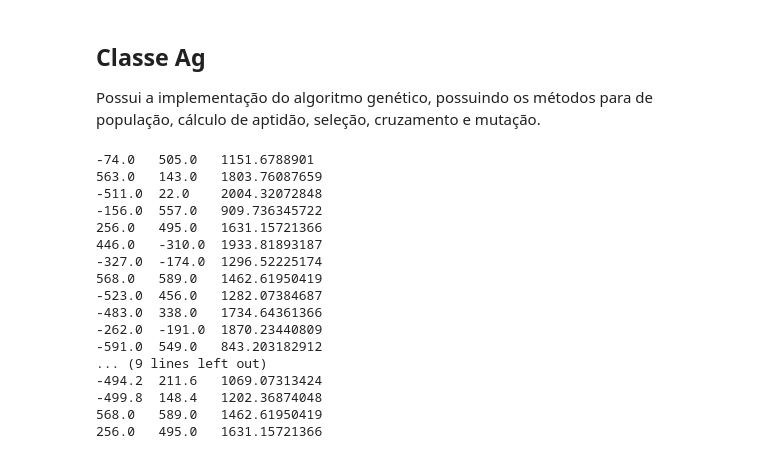
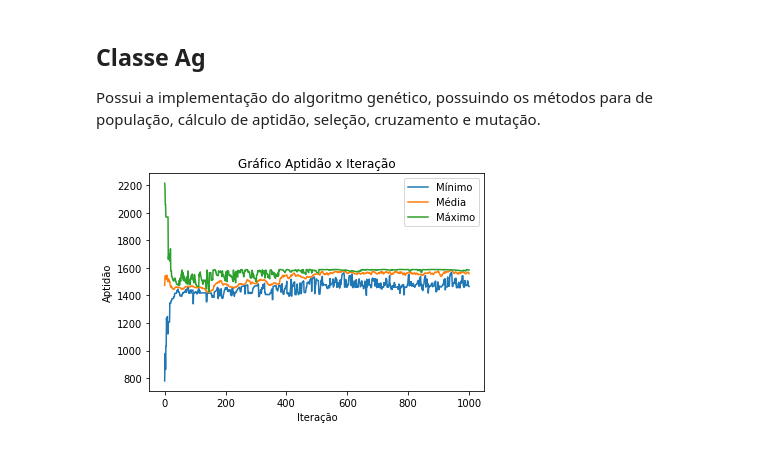
Before and after one commit to viniciusvmda/algoritmo-genetico, a Jupyter notebook: algoritmo_genetico.ipynb, the cells around one changed output. Cells and saved outputs as stored; diff of their text form; code cells hidden in the pictures.

```diff
--- a/algoritmo_genetico.ipynb
+++ b/algoritmo_genetico.ipynb
@@ -140,25 +184,9 @@ class Ag:
         for c in self.populacao:
             print(str(c.alelos[0]) + '\t' + str(c.alelos[1]) + '\t' + str(c.aptidao))
 # %%
-tam_populacao, inicio, fim, alfa, tax_cruzamento, tax_mutacao, max_geracoes = (12, -600, 600, 0.6, 0.5, 0.008, 10)
-ag = Ag(tam_populacao, inicio, fim, alfa, tax_cruzamento, tax_mutacao, max_geracoes)
+tam_populacao, inicio, fim, alfa, tax_cruzamento, tax_mutacao, max_geracoes = (100, -600, 600,0.6, 0.5, 0.005, 1000)
+ag =                                               Ag(tam_populacao, inicio, fim, alfa, tax_cruzamento, tax_mutacao, max_geracoes)
 
 ag.executar()
 # %% [output]
--74.0   505.0   1151.6788901
-563.0   143.0   1803.76087659
--511.0  22.0    2004.32072848
--156.0  557.0   909.736345722
-256.0   495.0   1631.15721366
-446.0   -310.0  1933.81893187
--327.0  -174.0  1296.52225174
-568.0   589.0   1462.61950419
--523.0  456.0   1282.07384687
--483.0  338.0   1734.64361366
--262.0  -191.0  1870.23440809
--591.0  549.0   843.203182912
-... (9 lines left out)
--494.2  211.6   1069.07313424
--499.8  148.4   1202.36874048
-568.0   589.0   1462.61950419
-256.0   495.0   1631.15721366
+[figure, added]
```
Also changed, not shown: parts of 2 cells of this notebook.
